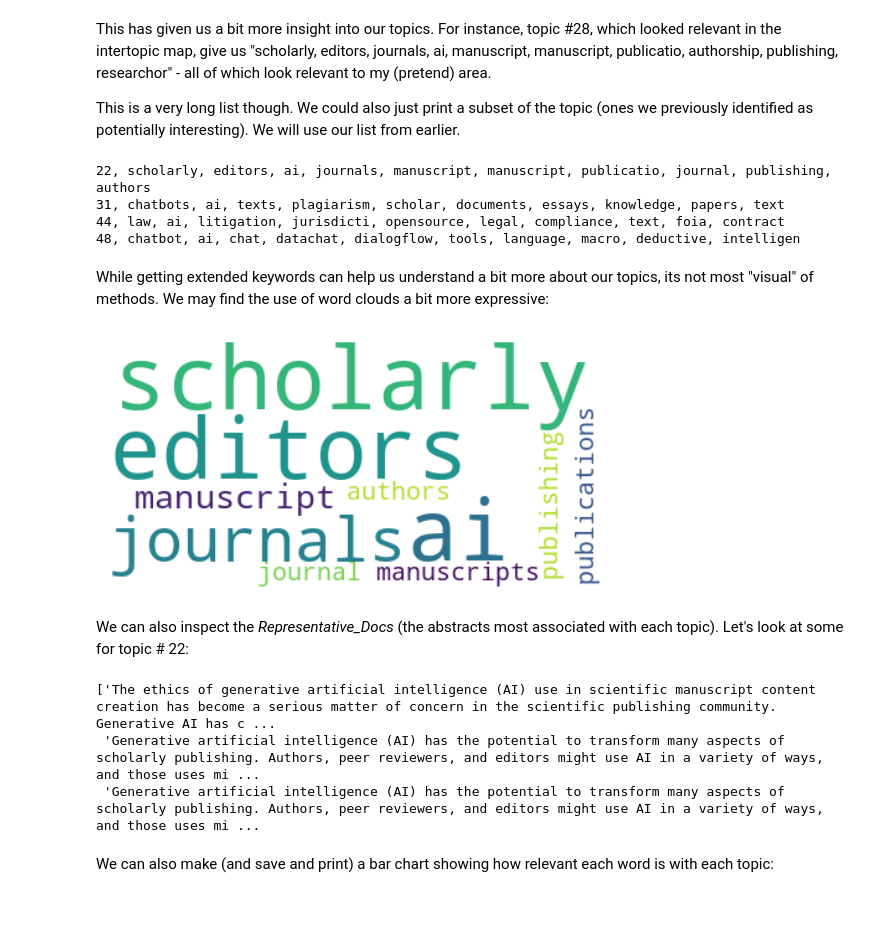
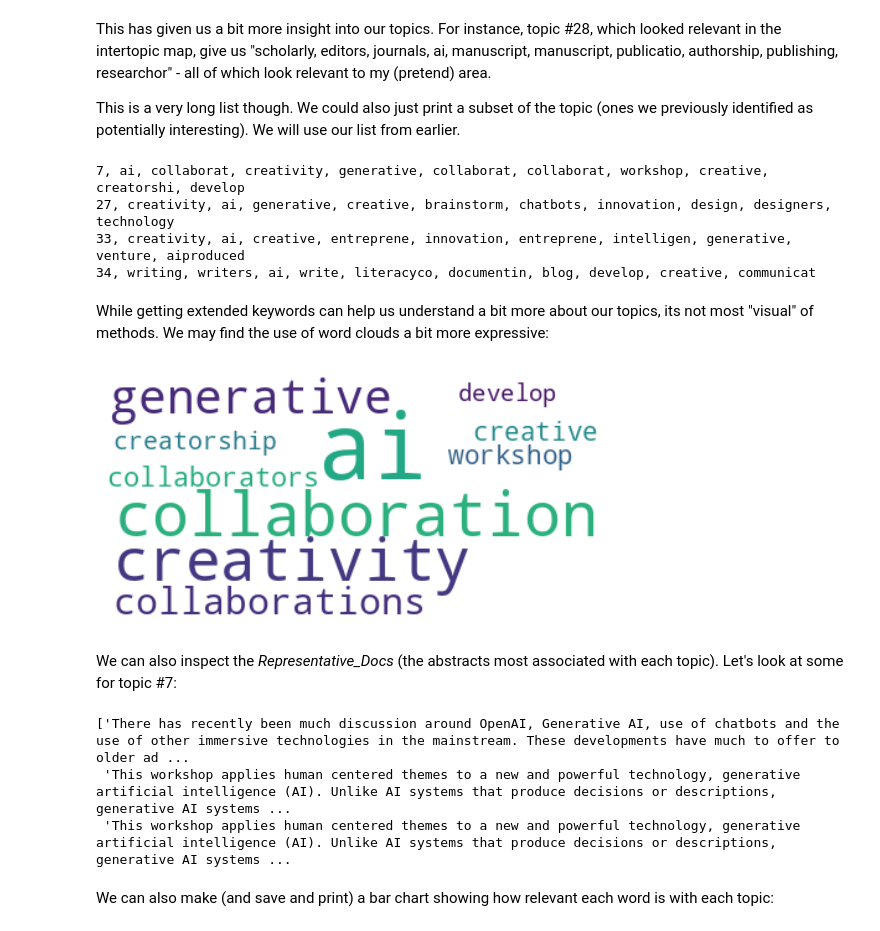
Before and after one commit to MJMortensonWarwick/CLR_workshop, a Jupyter notebook: CLR_with_BERTopic.ipynb, the cells around one changed output. Saved outputs shown, nothing was run; the diff lists cells and outputs as text; code cells hidden in the pictures.

```diff
--- a/CLR_with_BERTopic.ipynb
+++ b/CLR_with_BERTopic.ipynb
@@ -290,40 +378,40 @@ This is a very long list though. We could also just print a subset of the topic
 # %%
 # topic to print
 # you can add any relevant topic numbers here between the square brackets - each separated by a comma
-labels_to_print = [22, 31, 44, 48] # print topics 22, 31, 44 and 48
+labels_to_print = [7, 27, 33, 34] # print topics 7, 27, 33 and 34
 for i in range(len(topic_labels)):
   if i in labels_to_print:
     print(topic_labels[i+1])
 # %% [output]
-22, scholarly, editors, ai, journals, manuscript, manuscript, publicatio, journal, publishing, authors
-31, chatbots, ai, texts, plagiarism, scholar, documents, essays, knowledge, papers, text
-44, law, ai, litigation, jurisdicti, opensource, legal, compliance, text, foia, contract
-48, chatbot, ai, chat, datachat, dialogflow, tools, language, macro, deductive, intelligen
+7, ai, collaborat, creativity, generative, collaborat, collaborat, workshop, creative, creatorshi, develop
+27, creativity, ai, generative, creative, brainstorm, chatbots, innovation, design, designers, technology
+33, creativity, ai, creative, entreprene, innovation, entreprene, intelligen, generative, venture, aiproduced
+34, writing, writers, ai, write, literacyco, documentin, blog, develop, creative, communicat
 # %% [markdown]
 While getting extended keywords can help us understand a bit more about our topics, its not most "visual" of methods. We may find the use of word clouds a bit more expressive:
 # %%
 def create_wordcloud(model, topic):
     text = {word: value for word, value in model.get_topic(topic)}
     wc = WordCloud(background_color="white", max_words=1000)
     wc.generate_from_frequencies(text)
     plt.imshow(wc, interpolation="bilinear")
     plt.axis("off")
     return plt
 
 # Show wordcloud
-cloud = create_wordcloud(topic_model, topic=22) # create a wordcloud of topic 22
+cloud = create_wordcloud(topic_model, topic=7) # create a wordcloud of topic 7
 cloud.savefig('cloud_topic22.png', bbox_inches='tight')
 cloud.show()
 # %% [output]
-[figure, old version]
+[figure, new version]
 # %% [markdown]
-We can also inspect the _Representative\_Docs_ (the abstracts most associated with each topic). Let's look at some for topic # 22:
+We can also inspect the _Representative\_Docs_ (the abstracts most associated with each topic). Let's look at some for topic #7:
 # %%
-topic_model.representative_docs_[22] # replace 22 with whatever topic number you want to inspect
+topic_model.representative_docs_[7] # replace 7 with whatever topic number you want to inspect
 # %% [output]
-['The ethics of generative artificial intelligence (AI) use in scientific manuscript content creation has become a serious matter of concern in the scientific publishing community. Generative AI has c ...
- 'Generative artificial intelligence (AI) has the potential to transform many aspects of scholarly publishing. Authors, peer reviewers, and editors might use AI in a variety of ways, and those uses mi ...
- 'Generative artificial intelligence (AI) has the potential to transform many aspects of scholarly publishing. Authors, peer reviewers, and editors might use AI in a variety of ways, and those uses mi ...
+['There has recently been much discussion around OpenAI, Generative AI, use of chatbots and the use of other immersive technologies in the mainstream. These developments have much to offer to older ad ...
+ 'This workshop applies human centered themes to a new and powerful technology, generative artificial intelligence (AI). Unlike AI systems that produce decisions or descriptions, generative AI systems ...
+ 'This workshop applies human centered themes to a new and powerful technology, generative artificial intelligence (AI). Unlike AI systems that produce decisions or descriptions, generative AI systems ...
 # %% [markdown]
 We can also make (and save and print) a bar chart showing how relevant each word is with each topic:
 # %%
```
Also changed, not shown: parts of 14 cells of this notebook.
